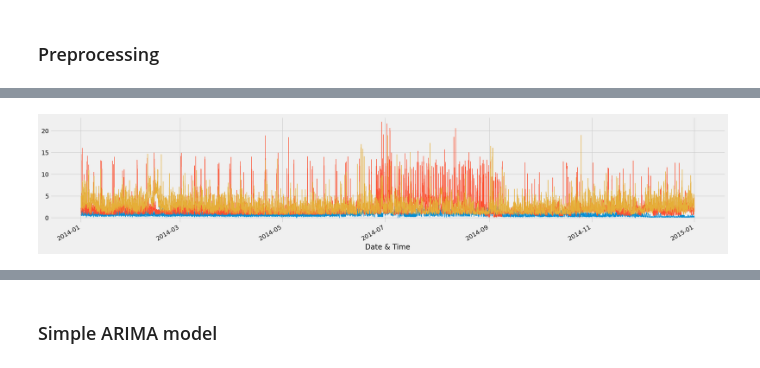
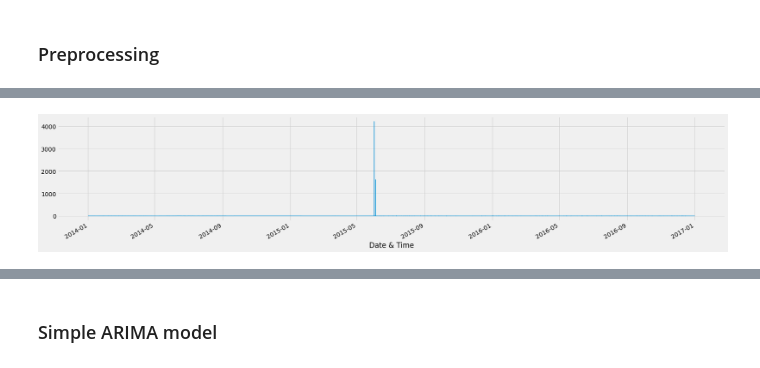
Before and after one commit to danbm94/masterthesis, a Jupyter notebook: thesis.ipynb, the cells around one changed output, grey strips where cells are left out. Drawn from its saved outputs; the diff is of its cells as text; code cells hidden in the pictures.

Commit message:
added years and tried gridsearch for xgboost

```diff
--- a/thesis.ipynb
+++ b/thesis.ipynb
@@ -65,12 +65,12 @@ path="/Users/daniel.bustillo/Documents/thesis"
 # %%
 os.chdir(path)
 # %%
-#Setting up all the homes
+#Reading all years from House A
 home_a_1= pd.read_csv("Dataset/HomeA/2014/HomeA-meter2_2014.csv",infer_datetime_format=True, index_col=0, parse_dates=True)
 home_a_2= pd.read_csv("Dataset/HomeA/2014/HomeA-meter3_2014.csv",infer_datetime_format=True, index_col=0, parse_dates=True)
 
-home_b_1 = pd.read_csv("Dataset/HomeB/2014/HomeB-meter1_2014.csv", infer_datetime_format=True, index_col=0, parse_dates=True)
-home_b_2 = pd.read_csv("Dataset/HomeB/2014/HomeB-meter2_2014.csv", infer_datetime_format=True, index_col=0, parse_dates=True)
+home_a_1_15= pd.read_csv("Dataset/HomeA/2015/HomeA-meter2_2015.csv",infer_datetime_format=True, index_col=0, parse_dates=True)
+home_a_2_15= pd.read_csv("Dataset/HomeA/2015/HomeA-meter3_2015.csv",infer_datetime_format=True, index_col=0, parse_dates=True)
 
-home_c_1 = pd.read_csv("Dataset/HomeC/2014/HomeC-meter1_2014.csv", infer_datetime_format=True, index_col=0, parse_dates=True)
-home_c_2 = pd.read_csv("Dataset/HomeC/2014/HomeC-meter2_2014.csv", infer_datetime_format=True, index_col=0, parse_dates=True)
+home_a_1_16= pd.read_csv("Dataset/HomeA/2016/HomeA-meter2_2016.csv",infer_datetime_format=True, index_col=0, parse_dates=True)
+home_a_2_16= pd.read_csv("Dataset/HomeA/2016/HomeA-meter3_2016.csv",infer_datetime_format=True, index_col=0, parse_dates=True)
@@ -76,0 +86,17 @@ home_c_2 = pd.read_csv("Dataset/HomeC/2014/HomeC-meter2_2014.csv", infer_datetim
+# %%
+home_a_2_15= home_a_2_15.resample("30T").mean()
+home_a_1_16=home_a_1_16.resample("30T").mean()
+home_a_2_16 = home_a_2_16.resample("30T").mean()
+# %%
+home_a_2 =home_a_2.drop("use [kW]", axis=1)
+home_a= home_a_1.merge(right= home_a_2, how="outer",left_index= True, right_index= True)
+
+home_a_2_15 =home_a_2_15.drop("use [kW]", axis=1)
+home_a_15= home_a_1_15.merge(right= home_a_2_15, how="outer",left_index= True, right_index= True)
+
+home_a_2_16 =home_a_2_16.drop("use [kW]", axis=1)
+home_a_16= home_a_1_16.merge(right= home_a_2_16, how="outer",left_index= True, right_index= True)
+# %%
+dfs=[home_a, home_a_15, home_a_16]
+
+home_a= pd.concat(dfs)
@@ -119,6 +157,6 @@ def plot_electricity(df, label="total", figsize=(25,5)):
 # %%
 plot_electricity(home_a)
-plot_electricity(home_b)
-plot_electricity(home_c)
+# plot_electricity(home_b)
+# plot_electricity(home_c)
 # %% [output]
-[figure, old version]
+[figure, new version]
```
Also changed, not shown: parts of 35 cells of this notebook, 1 other file.
